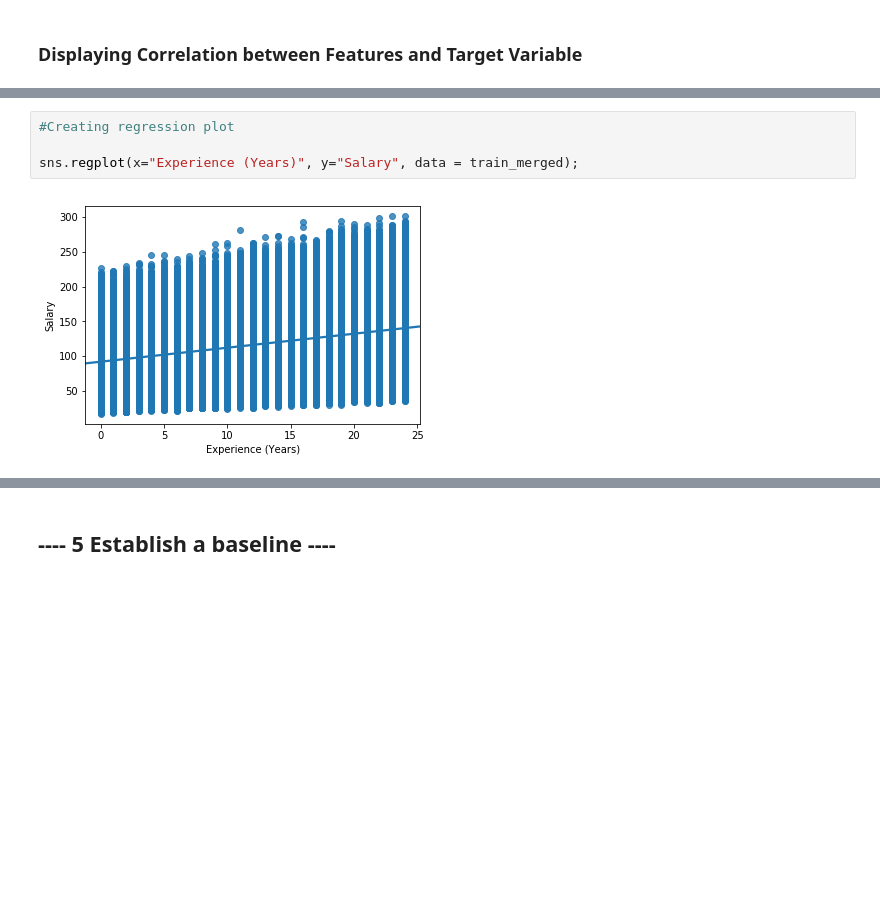
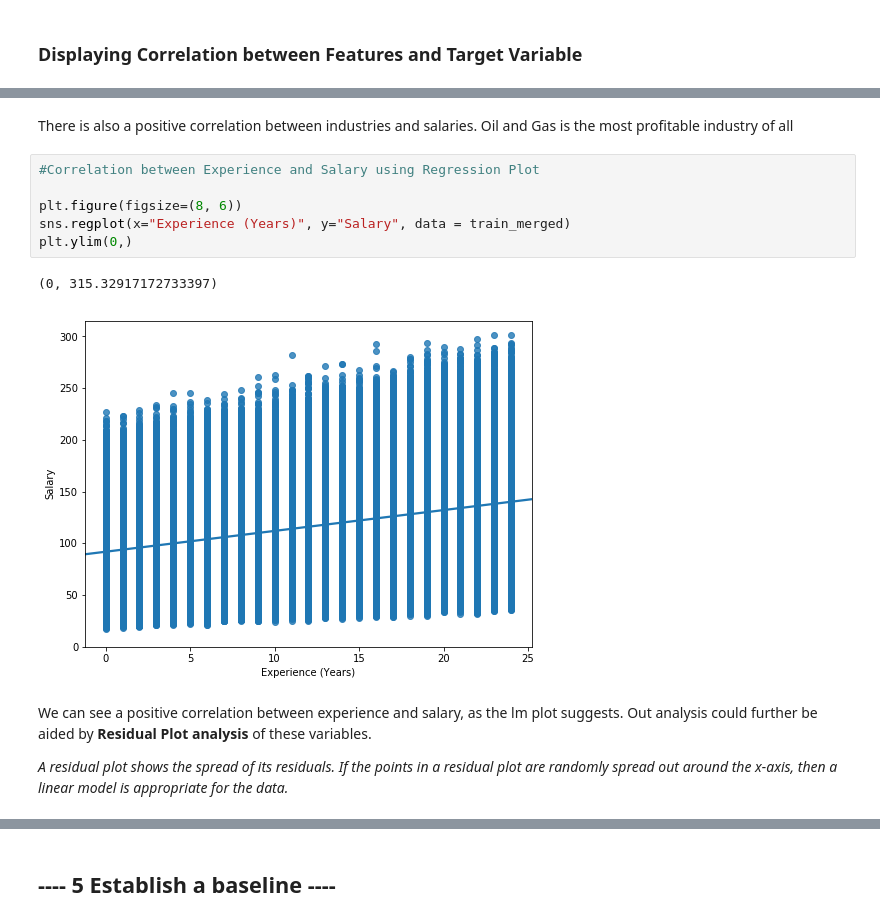
Before and after one commit to MrYoupiter/Salary_Prediction_Portfolio, a Jupyter notebook: SalaryPredictionProject.ipynb, the cells around one changed output, grey strips where cells are left out. Saved outputs shown, nothing was run; the diff lists cells and outputs as text; blank space fills up the shorter version.

```diff
--- a/SalaryPredictionProject.ipynb
+++ b/SalaryPredictionProject.ipynb
@@ -481,6 +549,15 @@ scatter_data(train_merged , 'Experience (Years)')
+# %% [markdown]
+There is also a positive correlation between industries and salaries. Oil and Gas is the most profitable industry of all
 # %%
-#Creating regression plot
+#Correlation between Experience and Salary using Regression Plot
 
-sns.regplot(x="Experience (Years)", y="Salary", data = train_merged);
+plt.figure(figsize=(8, 6))
+sns.regplot(x="Experience (Years)", y="Salary", data = train_merged)
+plt.ylim(0,)
 # %% [output]
+(0, 315.32917172733397)
-[figure, old version]
+[figure, new version]
+# %% [markdown]
+We can see a positive correlation between experience and salary, as the lm plot suggests. Out analysis could further be aided by **Residual Plot analysis** of these variables.
+
+*A residual plot shows the spread of its residuals. If the points in a residual plot are randomly spread out around the x-axis, then a linear model is appropriate for the data.*
```
Also changed, not shown: parts of 18 cells of this notebook.
